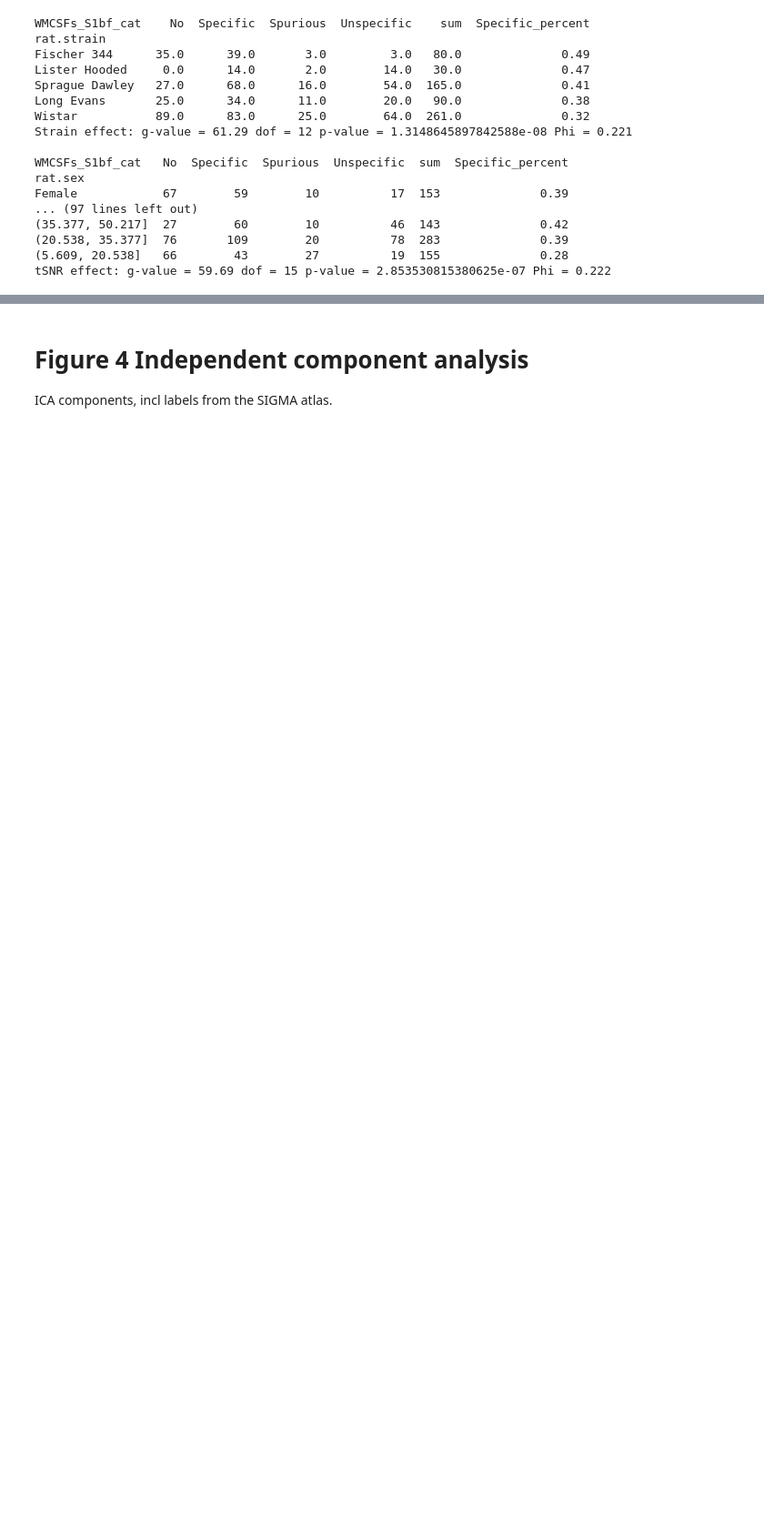
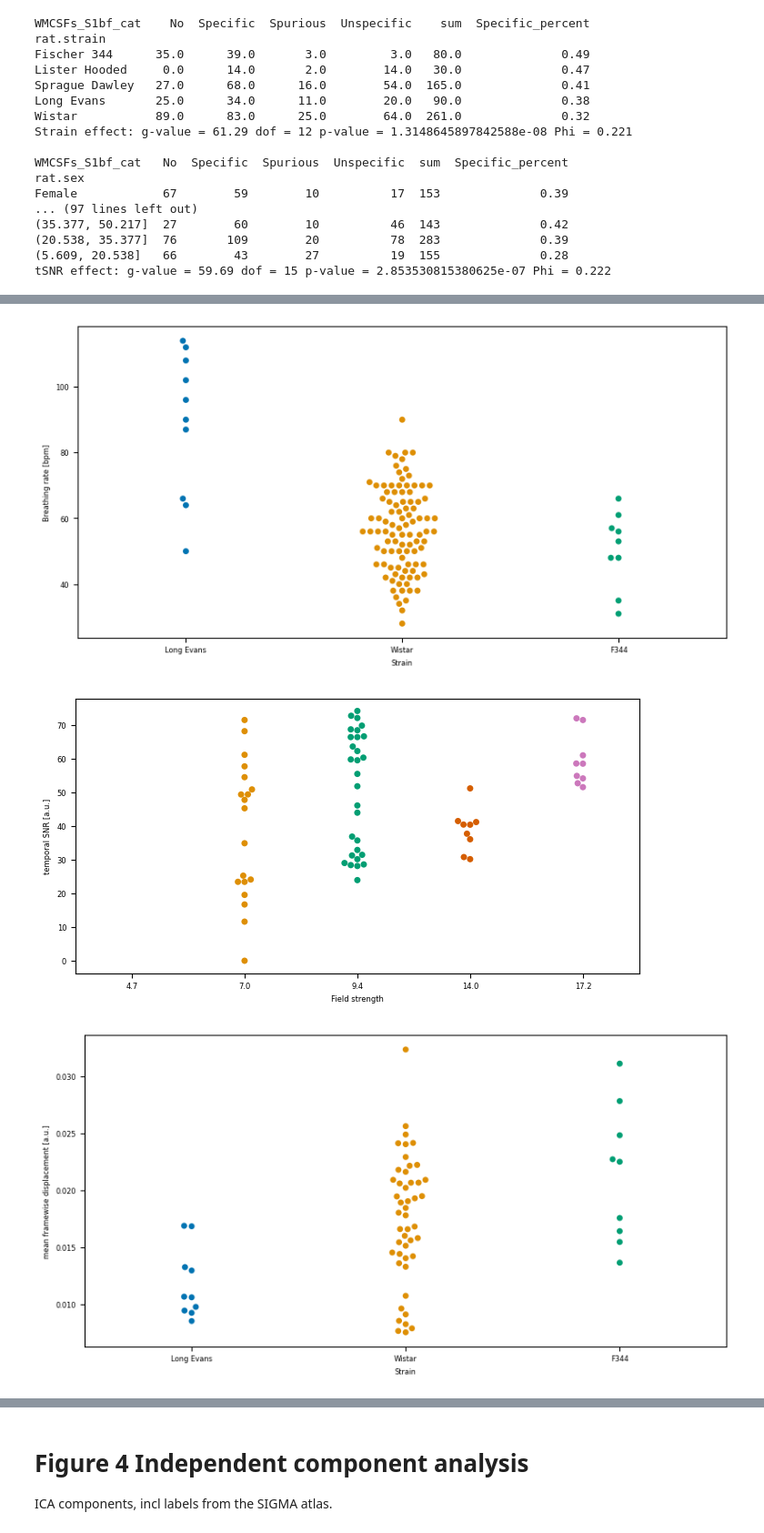
Before and after one commit to grandjeanlab/MultiRat, a Jupyter notebook: scripts/proj_mauscript.ipynb, the cells around one changed output, grey strips where cells are left out. Shown at 91% size. Drawn from its saved outputs; the diff is of its cells as text; code cells hidden in the pictures; blank space fills up the shorter version.

Commit message:
StandardRat MS figure

```diff
--- a/scripts/proj_mauscript.ipynb
+++ b/scripts/proj_mauscript.ipynb
@@ -746,0 +799,48 @@ f. FC incidence map
+# %%
+
+# plot breathing as a function of strain
+fig, axes = plt.subplots(nrows=1, ncols=1,figsize=(8, 4),constrained_layout=True)
+sns.set_palette("colorblind")
+ax1 = sns.swarmplot(data=df_exclude, x="Strain",
+                    y="Breathing_onset")
+ax1.set(xlabel='Strain', ylabel='Breathing rate [bpm]')
+plt.savefig(os.path.join(init_folder,'assets','figure','Figure2a.svg'), format="svg", dpi=600)
+plt.show()
+
+# plot S1 tSNR as a function of acquisition parameters
+
+fig, axes = plt.subplots(nrows=1, ncols=1,figsize=(8, 4))
+sns.set_palette("colorblind")
+ax1 = sns.swarmplot(data=df_exclude, x="Field_strength", y="tsnr.S1")
+ax1.set(xlabel='Field strength', ylabel='temporal SNR [a.u.]')
+plt.savefig(os.path.join(init_folder,'assets','figure','Figure2b.svg'), format="svg", dpi=600)
+plt.show()
+
+# plot MFW as a function of strain
+fig, axes = plt.subplots(nrows=1, ncols=1,figsize=(8, 4),constrained_layout=True)
+sns.set_palette("colorblind")
+ax1 = sns.swarmplot(data=df_exclude, x="Strain",
+                    y="MFW")
+ax1.set(xlabel='Strain', ylabel='Mean framewise displacement [a.u.]')
+plt.savefig(os.path.join(init_folder,'assets','figure','Figure2c.svg'), format="svg", dpi=600)
+plt.show()
+
+
+ax6 = sns.jointplot(data=df_exclude, x='WMCSFs_S1bf_S1bf', y='WMCSFs_S1bf_ACA', hue='Field_strength')
+
+ax6.fig.suptitle('Functional connectivity specificity')
+ax6.fig.subplots_adjust(top=0.9)
+ax6.ax_joint.set(xlabel='Specific ROI [r]', ylabel='Unspecific ROI [r]')
+ax6.ax_joint.get_legend().set_title('Field strength')
+ax6.ax_joint.vlines(0.1,ymin=min(df_exclude['WMCSFs_S1bf_ACA']),ymax=max(df_exclude['WMCSFs_S1bf_ACA']),linestyles='dashed', color='black')
+ax6.ax_joint.vlines(-0.1, -0.1,0.1,linestyles='dashed', color='black')
+ax6.ax_joint.hlines(-0.1, -0.1,0.1,linestyles='dashed', color='black')
+ax6.ax_joint.hlines(0.1, -0.1,xmax=max(df_exclude['WMCSFs_S1bf_S1bf']),linestyles='dashed', color='black')
+ax6.ax_marg_x.axvline(x=0.1, color='black')
+ax6.ax_marg_y.axhline(y=0.1, color='black')
+plt.savefig(os.path.join(init_folder,'assets','figure','Figure2d.svg'), format="svg", dpi=600)
+plt.show()
+# %% [output]
+[figure, added]
+[figure, added]
+[figure, added]
```
Also changed, not shown: parts of 14 cells of this notebook, 16 other files.
